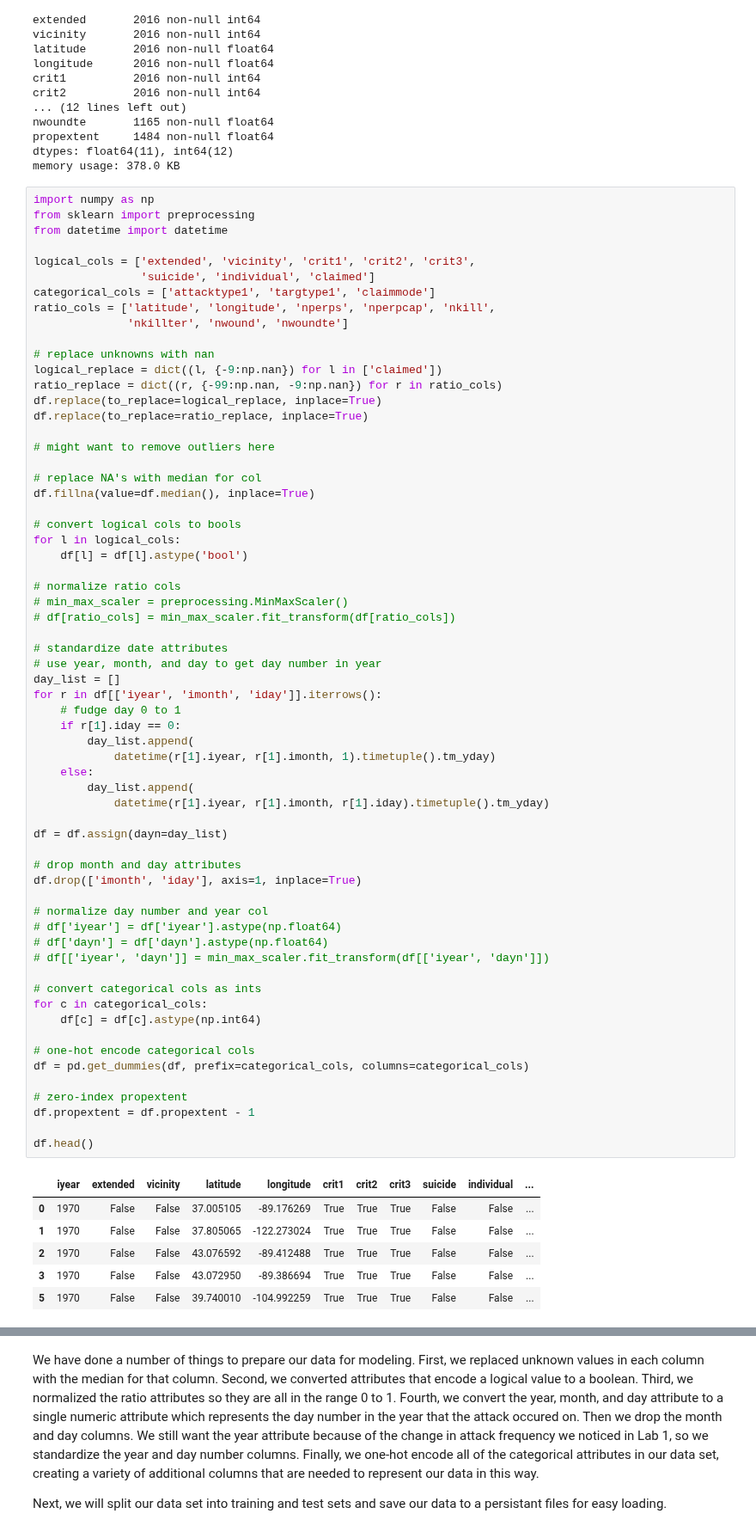
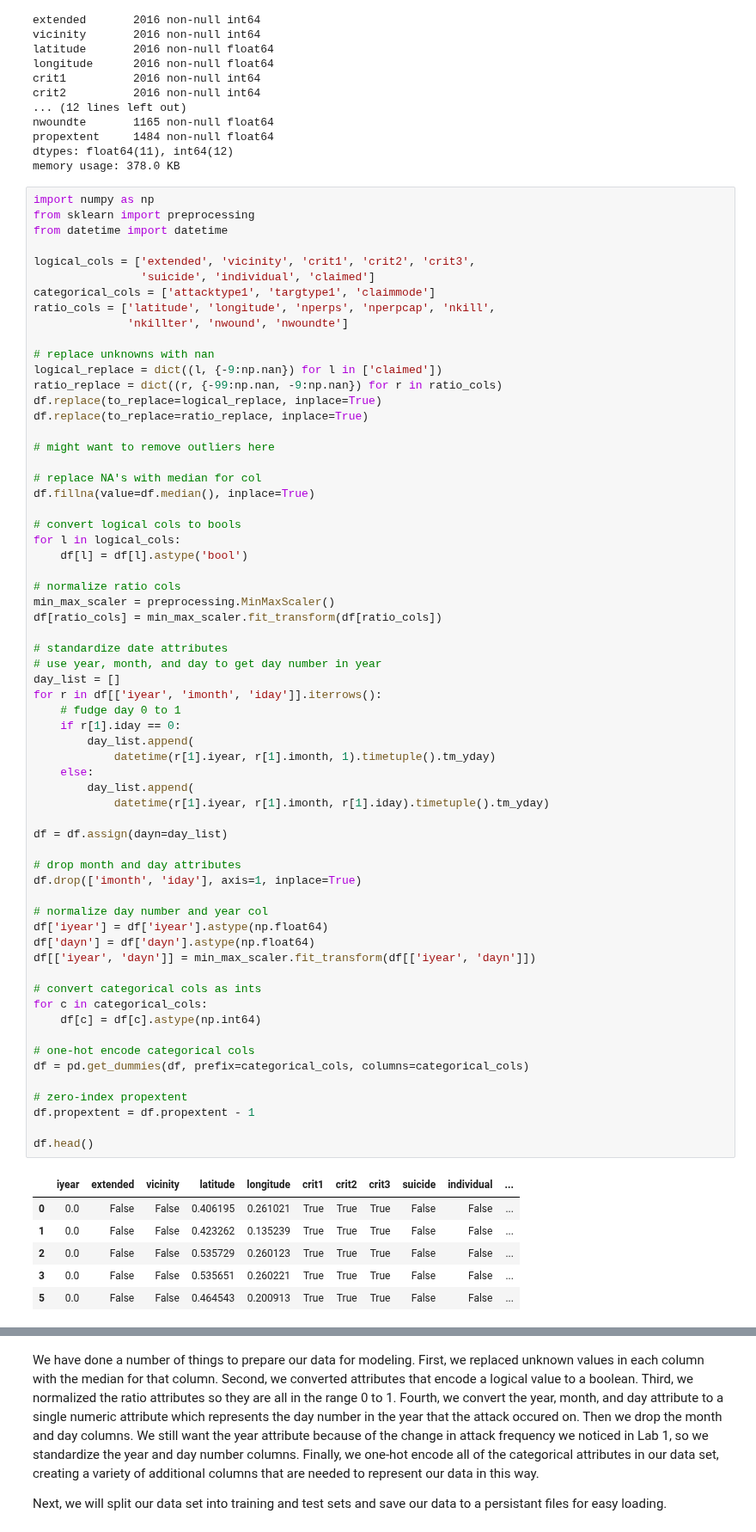
Before and after one commit to jakecarlson1/machine-learning-labs, a Jupyter notebook: Lab4/Lab 4 - Extending Logistic Regression.ipynb, the cells around one changed output, grey strips where cells are left out. Shown at 86% size. Drawn from its saved outputs; the diff is of its cells as text.

```diff
--- a/Lab4/Lab 4 - Extending Logistic Regression.ipynb
+++ b/Lab4/Lab 4 - Extending Logistic Regression.ipynb
@@ -238,49 +238,49 @@ for l in logical_cols:
     df[l] = df[l].astype('bool')
 
 # normalize ratio cols
-# min_max_scaler = preprocessing.MinMaxScaler()
-# df[ratio_cols] = min_max_scaler.fit_transform(df[ratio_cols])
+min_max_scaler = preprocessing.MinMaxScaler()
+df[ratio_cols] = min_max_scaler.fit_transform(df[ratio_cols])
 
 # standardize date attributes
 # use year, month, and day to get day number in year
 day_list = []
 for r in df[['iyear', 'imonth', 'iday']].iterrows():
     # fudge day 0 to 1
     if r[1].iday == 0:
         day_list.append(
             datetime(r[1].iyear, r[1].imonth, 1).timetuple().tm_yday)
     else:
         day_list.append(
             datetime(r[1].iyear, r[1].imonth, r[1].iday).timetuple().tm_yday)
 
 df = df.assign(dayn=day_list)
 
 # drop month and day attributes
 df.drop(['imonth', 'iday'], axis=1, inplace=True)
 
 # normalize day number and year col
-# df['iyear'] = df['iyear'].astype(np.float64)
-# df['dayn'] = df['dayn'].astype(np.float64)
-# df[['iyear', 'dayn']] = min_max_scaler.fit_transform(df[['iyear', 'dayn']])
+df['iyear'] = df['iyear'].astype(np.float64)
+df['dayn'] = df['dayn'].astype(np.float64)
+df[['iyear', 'dayn']] = min_max_scaler.fit_transform(df[['iyear', 'dayn']])
 
 # convert categorical cols as ints
 for c in categorical_cols:
     df[c] = df[c].astype(np.int64)
 
 # one-hot encode categorical cols
 df = pd.get_dummies(df, prefix=categorical_cols, columns=categorical_cols)
 
 # zero-index propextent
 df.propextent = df.propextent - 1
 
 df.head()
 # %% [output]
 |  | iyear | extended | vicinity | latitude | longitude | crit1 | crit2 | crit3 | suicide | individual | ... |
-| 0 | 1970 | False | False | 37.005105 | -89.176269 | True | True | True | False | False | ... |
-| 1 | 1970 | False | False | 37.805065 | -122.273024 | True | True | True | False | False | ... |
-| 2 | 1970 | False | False | 43.076592 | -89.412488 | True | True | True | False | False | ... |
-| 3 | 1970 | False | False | 43.072950 | -89.386694 | True | True | True | False | False | ... |
-| 5 | 1970 | False | False | 39.740010 | -104.992259 | True | True | True | False | False | ... |
+| 0 | 0.0 | False | False | 0.406195 | 0.261021 | True | True | True | False | False | ... |
+| 1 | 0.0 | False | False | 0.423262 | 0.135239 | True | True | True | False | False | ... |
+| 2 | 0.0 | False | False | 0.535729 | 0.260123 | True | True | True | False | False | ... |
+| 3 | 0.0 | False | False | 0.535651 | 0.260221 | True | True | True | False | False | ... |
+| 5 | 0.0 | False | False | 0.464543 | 0.200913 | True | True | True | False | False | ... |
 5 rows × 60 columns
 # %%
 df.info()
```
Also changed, not shown: parts of 5 cells of this notebook, 1 other file.
